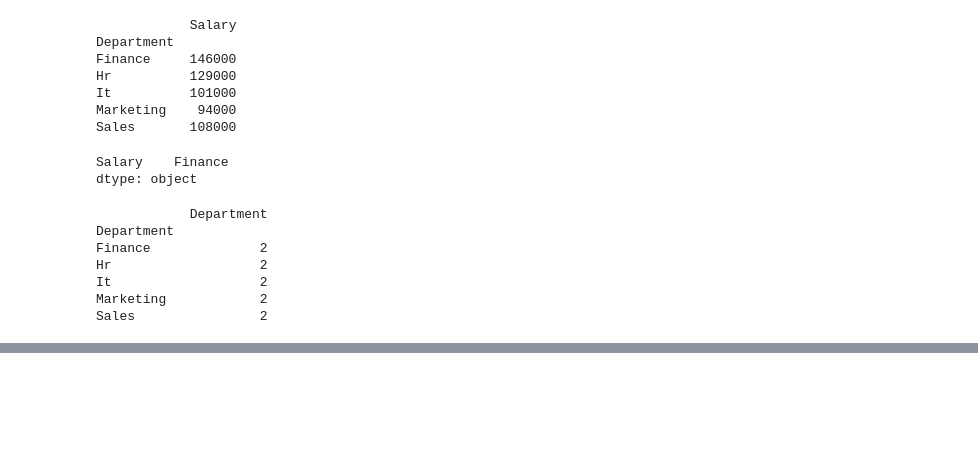
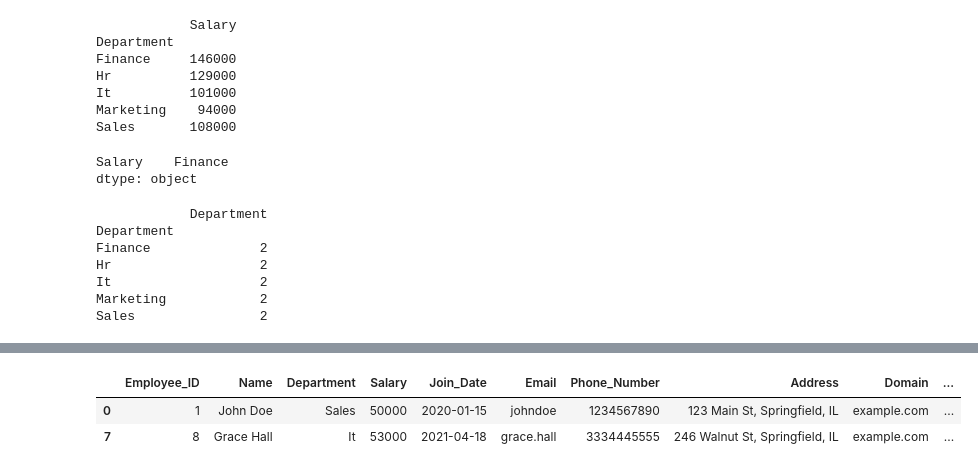
Before and after one commit to itsfarhankhan28/Data-Cleaning, a Jupyter notebook: Practice5/cleaning.ipynb, the cells around one changed output, grey strips where cells are left out. Drawn from its saved outputs; the diff is of its cells as text; code cells hidden in the pictures; blank space fills up the shorter version.

Commit message:
date operation and filtering

```diff
--- a/Practice5/cleaning.ipynb
+++ b/Practice5/cleaning.ipynb
@@ -272,0 +287,3 @@ Sales                2
+# %%
+df['Join_Year'] = df['Join_Date'].apply(lambda x: x.date().year)
+df
@@ -272,0 +302,8 @@ Sales                2
+# %%
+import datetime
+
+today = datetime.date.today()
+print(today.year)
+
+df['Till_Today'] = df['Join_Year'].apply(lambda x: today.year-x)
+df['Till_Today']
@@ -272,0 +352,7 @@ Sales                2
+# %%
+filtered_address = df[df['Address'].str.contains('Springfield')]
+filtered_address
+# %% [output]
+|  | Employee_ID | Name | Department | Salary | Join_Date | Email | Phone_Number | Address | Domain | ... |
+| 0 | 1 | John Doe | Sales | 50000 | 2020-01-15 | johndoe | 1234567890 | 123 Main St, Springfield, IL | example.com | ... |
+| 7 | 8 | Grace Hall | It | 53000 | 2021-04-18 | grace.hall | 3334445555 | 246 Walnut St, Springfield, IL | example.com | ... |
```
Also changed, not shown: parts of 5 cells of this notebook.
